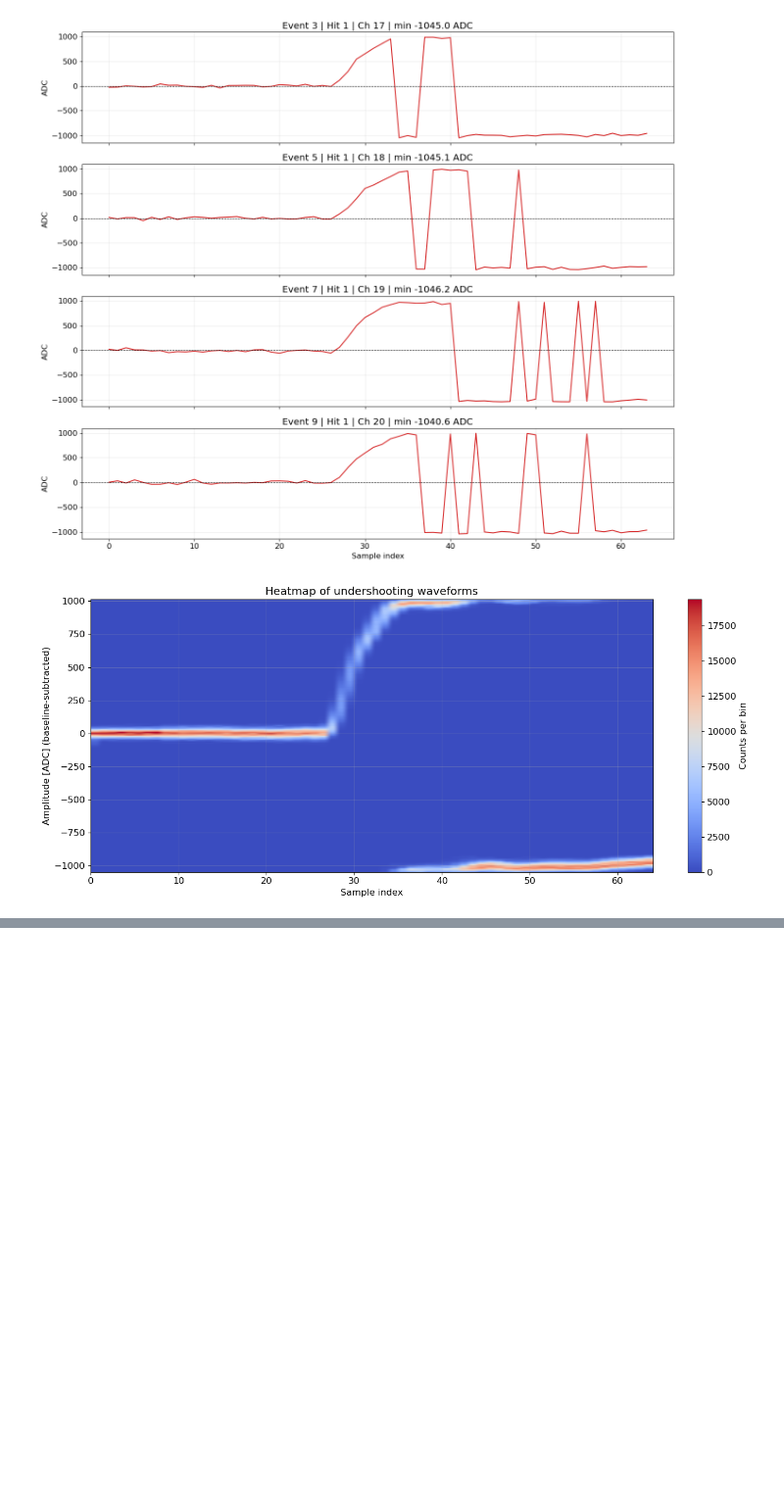
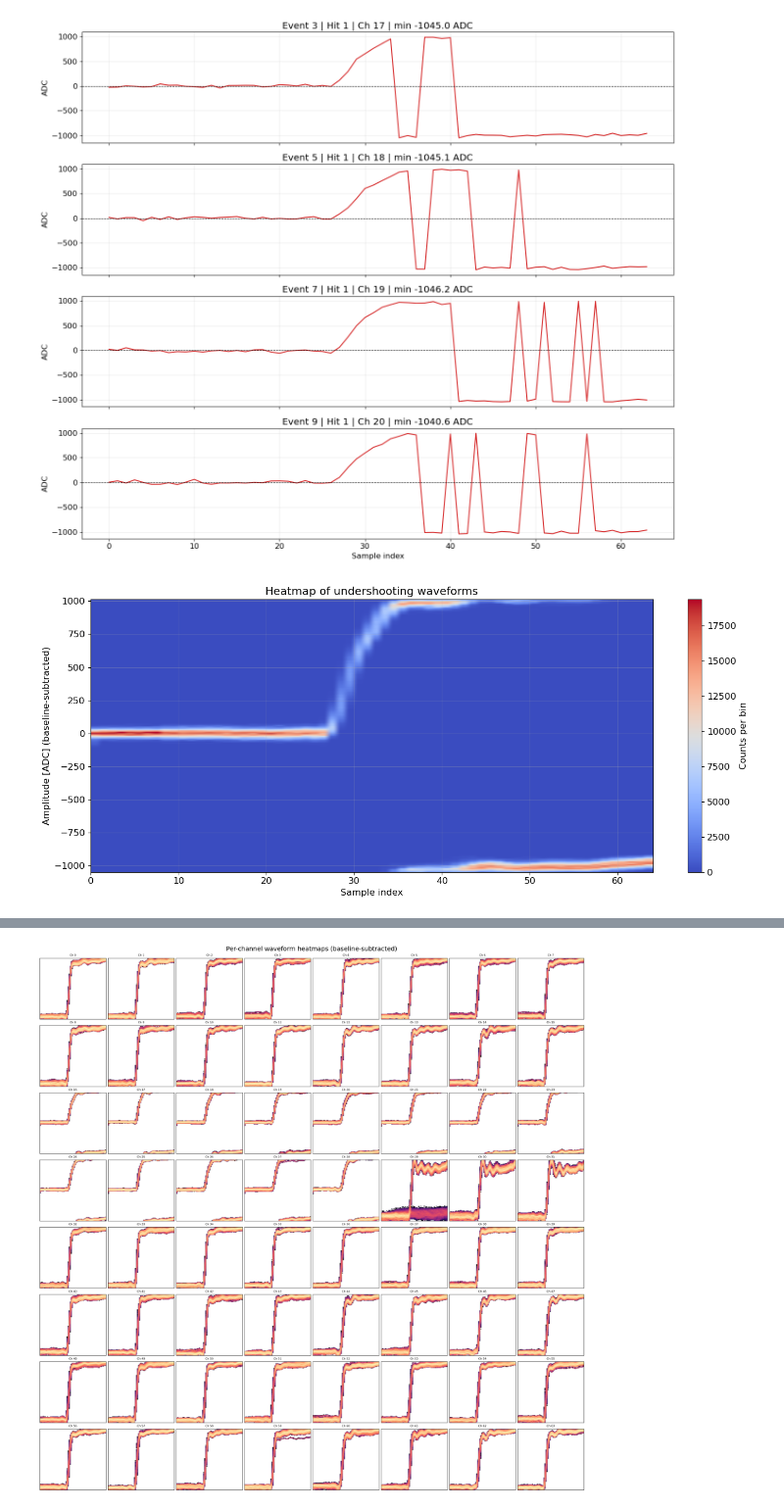
Before and after one commit to jaca230/midas_file_unpacker_app, a Jupyter notebook: notebooks/SAMPIC/noise_filtering_waveforms.ipynb, the cells around one changed output, grey strips where cells are left out. Shown at 98% size. Drawn from its saved outputs; the diff is of its cells as text; code cells hidden in the pictures; blank space fills up the shorter version.

```diff
--- a/notebooks/SAMPIC/noise_filtering_waveforms.ipynb
+++ b/notebooks/SAMPIC/noise_filtering_waveforms.ipynb
@@ -401,3 +397,96 @@ else:
     print('No undershooting waveforms available for heatmap.')
 # %% [output]
 [figure]
+# %%
+import numpy as np
+import matplotlib.pyplot as plt
+from matplotlib.colors import LogNorm
+
+# --- Sanity check ---
+if not non_noise_waveforms or not non_noise_channels:
+    print("No non-noise waveform data available.")
+else:
+    # --- Grouping setup ---
+    non_noise_channels = np.array(non_noise_channels)
+    unique_channels = np.unique(non_noise_channels)
+    n_channels = len(unique_channels)
+    print(f"Plotting {n_channels} channels with retained waveforms...")
+
+    # --- Determine minimal waveform length ---
+    lengths = [len(wf) for wf in non_noise_waveforms if len(wf) > 0]
+    if not lengths:
+        raise RuntimeError("All retained waveforms are zero-length.")
+    min_len = min(lengths)
+    baseline_samples = 10
+
+    # --- Baseline subtract all waveforms uniformly ---
+    processed = []
+    for wf in non_noise_waveforms:
+        wf = wf[:min_len]
+        wf = wf - np.mean(wf[:baseline_samples])
+        processed.append(wf)
+    processed = np.stack(processed)
+
+    # --- Figure 1: 8x8 per-channel heatmaps ---
+    fig, axes = plt.subplots(8, 8, figsize=(22, 22), constrained_layout=True)
+    for ax, ch in zip(axes.flat, range(64)):  # fixed 64-slot grid
+        if ch not in unique_channels:
+            ax.axis("off")
+            continue
+
+        mask = (non_noise_channels == ch)
+        wfs = processed[mask]
+        if wfs.size == 0:
+            ax.axis("off")
+            continue
+
+        sample_indices = np.tile(np.arange(min_len), wfs.shape[0])
+        values = wfs.reshape(-1)
+        v_min, v_max = np.percentile(values, [0.5, 99.5])
+        bins = [min_len, 120]
+        hist, xedges, yedges = np.histogram2d(
+            sample_indices, values, bins=bins, range=[[0, min_len], [v_min, v_max]]
+        )
+
+        im = ax.imshow(
+            hist.T,
+            origin="lower",
+            aspect="auto",
+            extent=[0, min_len, yedges[0], yedges[-1]],
+            cmap="magma",
+            norm=LogNorm(vmin=1, vmax=max(hist.max(), 1))
+        )
+        ax.set_title(f"Ch {ch}", fontsize=8)
+        ax.set_xticks([])
+        ax.set_yticks([])
+
+    fig.suptitle("Per-channel waveform heatmaps (baseline-subtracted)", fontsize=18)
+    plt.show()
+
+    # --- Figure 2: 8x8 per-channel mean ±1σ ---
+    fig, axes = plt.subplots(8, 8, figsize=(22, 22), constrained_layout=True)
+    x = np.arange(min_len)
+    for ax, ch in zip(axes.flat, range(64)):
+        if ch not in unique_channels:
+            ax.axis("off")
+            continue
+
+        mask = (non_noise_channels == ch)
+        wfs = processed[mask]
+        if wfs.size == 0:
+            ax.axis("off")
+            continue
+
+        mean_wave = wfs.mean(axis=0)
+        std_wave = wfs.std(axis=0)
+        ax.plot(x, mean_wave, color="tab:blue", lw=1)
+        ax.fill_between(x, mean_wave - std_wave, mean_wave + std_wave,
+                        color="tab:blue", alpha=0.3)
+        ax.axhline(0, color="k", lw=0.5, ls="--")
+        ax.set_title(f"Ch {ch}", fontsize=8)
+        ax.set_xticks([])
+        ax.set_yticks([])
+
+    fig.suptitle("Per-channel average waveforms (baseline-subtracted)", fontsize=18)
+    plt.show()
+# %% [output]
@@ -403,0 +494 @@ else:
+[figure, added]
```
Also changed, not shown: parts of 2 cells of this notebook.
